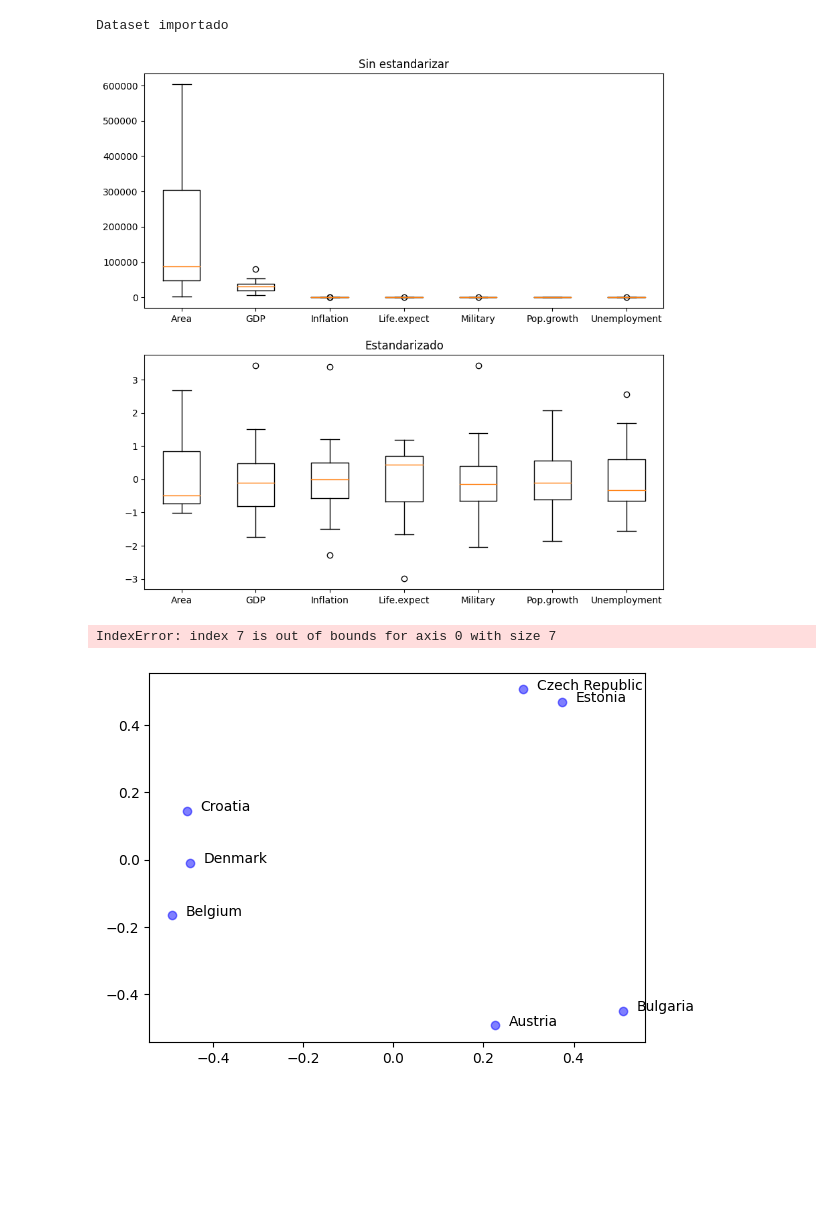
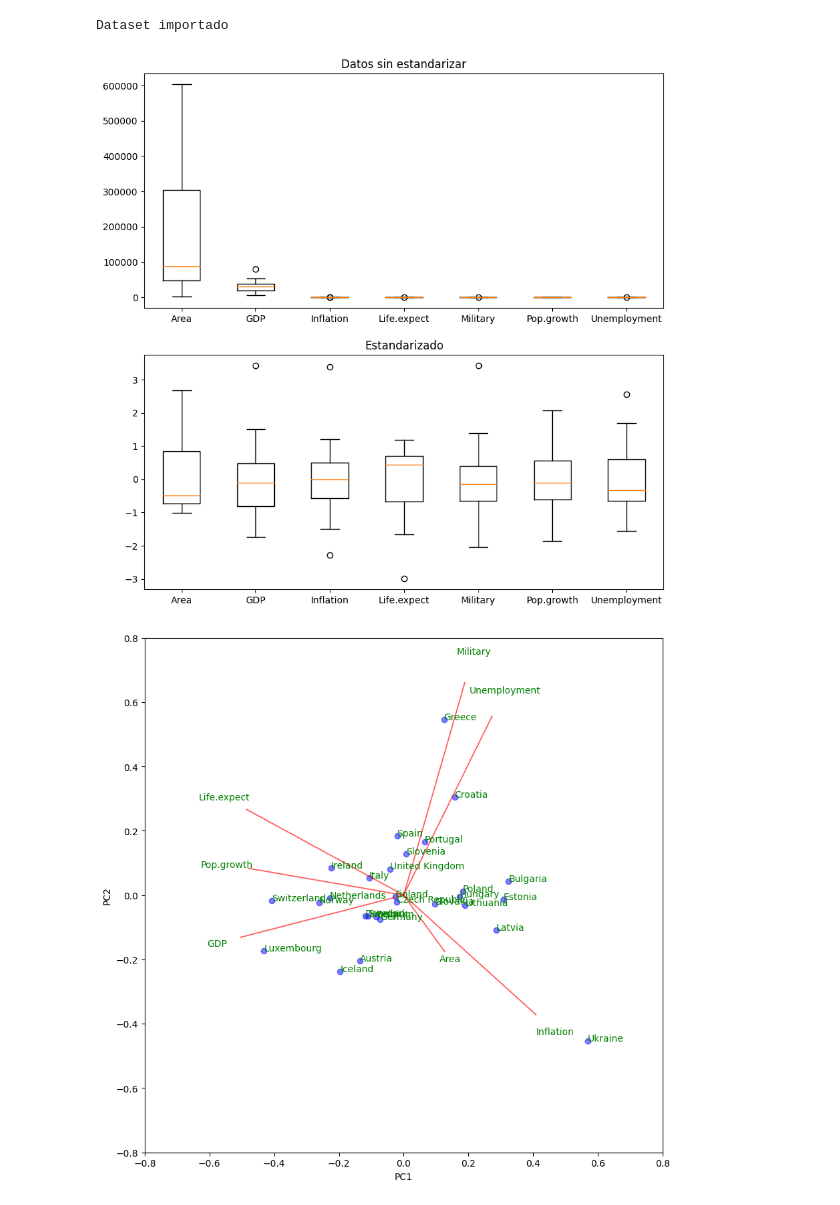
Before and after one commit to Fegrant/SIA-TPS, a Jupyter notebook: TP4/PCA.ipynb, the cells around one changed output. Drawn from its saved outputs; the diff is of its cells as text; code cells hidden in the pictures; blank space fills up the shorter version.

```diff
--- a/TP4/PCA.ipynb
+++ b/TP4/PCA.ipynb
@@ -12,58 +12,62 @@ Dataset importado
 # %%
 fig, ax = plt.subplots(2, figsize=(10, 10))
 
-x = []
-xticks = df.columns[1:]
+country_names = df['Country']
 
-for column in df.columns[1:]:     # Skipping 'Country' column
-    x.append(df[column])
+variables_names = df.columns[1:]
 
-ax[0].boxplot(x, labels=xticks)
-ax[0].set_title('Sin estandarizar')
+df.drop('Country', axis=1, inplace=True)
+
+x = df.values
+
+ax[0].boxplot(x, labels=variables_names)
+ax[0].set_title('Datos sin estandarizar')
 
 ##########################################################################
 
-x_std = []
-i = 0
-for column in x:
-    x_std.append([])
-    mean = np.mean(column)
-    var = np.var(column)
-    for value in column:
-        x_std[i].append((value - mean) / np.sqrt(var))
-    i += 1
+df = df.apply(lambda x: (x - np.mean(x)) / np.std(x), axis=0)
 
-ax[1].boxplot(x_std, labels=xticks)
+ax[1].boxplot(df.values, labels=variables_names)
 ax[1].set_title('Estandarizado')
 
 plt.show()
 # %% [output]
-[figure, old version]
+[figure, new version]
 # %%
-countries = df['Country']
-n_vars = len(x_std)
-pca = PCA(n_vars)              # O x, es lo mismo
-pca.fit(x_std)
-data_transformed = pca.transform(x_std)
+# biplot (PCA)
+pca = PCA() # with no components specified, all components are kept
+x_new = pca.fit_transform(df)
 
-components = pca.components_.T
 
-xs = data_transformed[:,0]
-ys = data_transformed[:,1]
+def biplot(score, coeff, names, labels=None):
+    xs = score[:,0] # projection on PC1
+    ys = score[:,1] # projection on PC2
+    n = coeff.shape[0] # number of variables
+    scalex = 1.0 / (xs.max() - xs.min())
+    scaley = 1.0 / (ys.max() - ys.min())
+    fig, ax = plt.subplots(figsize=(10, 10))
 
-scalex = 1.0 / (xs.max() - xs.min())
-scaley = 1.0 / (ys.max() - ys.min())
-plt.scatter(xs * scalex, ys * scaley, color='b', alpha=0.5)
+    # plot countries
+    ax.scatter(xs * scalex, ys * scaley, color='b', alpha=0.5)
+    for i in np.arange(len(names)):
+        ax.annotate(names[i], (xs[i] * scalex, ys[i] * scaley), color='g') # country names
 
-for i in np.arange(len(countries)):
-    plt.text(xs[i] * scalex + 0.03, ys[i] * scaley, countries[i])
+    # plot variables
+    for i in range(n):
+        ax.arrow(0, 0, coeff[i,0], coeff[i,1], color='r', alpha=0.5) # variables
+        if labels is None:
+            ax.text(coeff[i,0] * 1.15, coeff[i,1] * 1.15, "Var"+str(i+1), color='g', ha='center', va='center') # variable names
+        else:
+            ax.text(coeff[i,0] * 1.15, coeff[i,1] * 1.15, labels[i], color='g', ha='center', va='center')
 
-for i in np.arange(n_vars):
-    plt.arrow(0, 0, components[i, 0], components[i, 1], color='r', alpha=0.5)
-    plt.text(components[i, 0] * 1.15, components[i, 1] * 1.15, xticks[i], color='g', ha='center', va='center')
+    ax.set_xlabel("PC{}".format(1))
+    ax.set_ylabel("PC{}".format(2))
 
-plt.xlabel("PC{}".format(1))
-plt.ylabel("PC{}".format(2))
+    ax.set_xlim(-0.8, 0.8)
+    ax.set_ylim(-0.8, 0.8)
+    plt.show()
+
+# call the function. Use only the 2 PCs.
+biplot(x_new[:,0:2], np.transpose(pca.components_[0:2, :]), country_names, labels=list(df.columns))
 # %% [output]
-IndexError: index 7 is out of bounds for axis 0 with size 7
-[figure, old version]
+[figure, new version]
```
